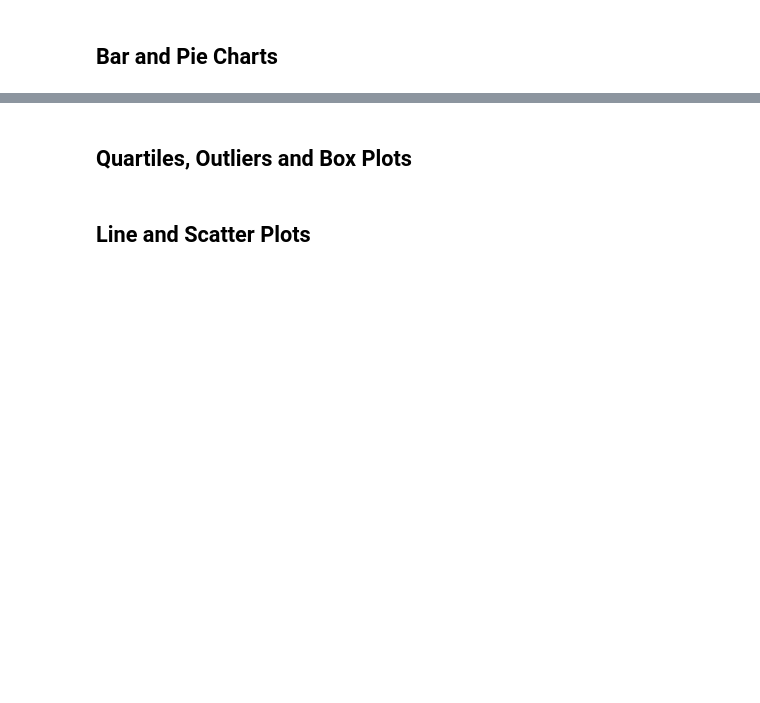
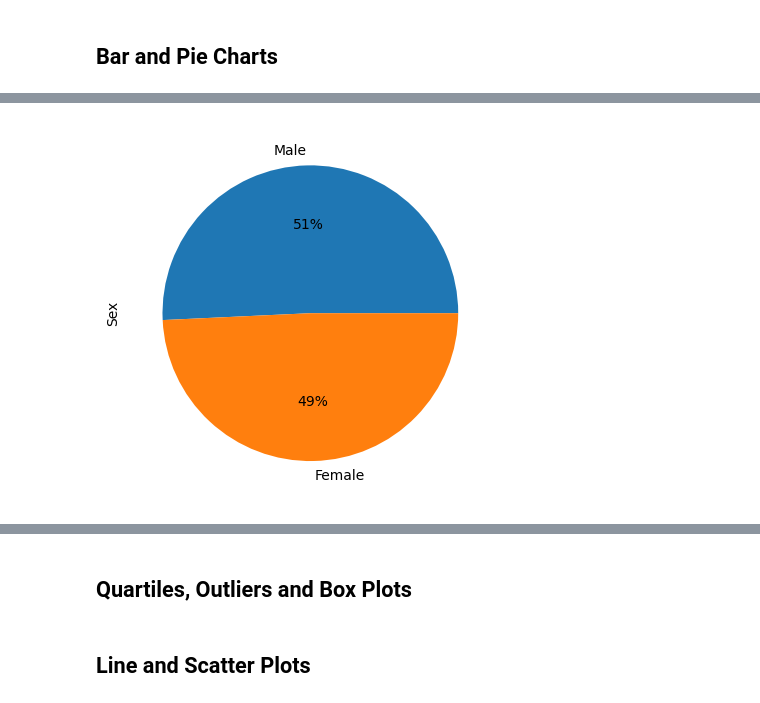
Before and after one commit to Amarah010/Matplotlib-Challenge, a Jupyter notebook: pymaceuticals.ipynb, the cells around one changed output, grey strips where cells are left out. Cells and saved outputs as stored; diff of their text form; code cells hidden in the pictures; blank space fills up the shorter version.

```diff
--- a/pymaceuticals.ipynb
+++ b/pymaceuticals.ipynb
@@ -70,4 +185,11 @@ mouse_dataset
 # %%
 # Generate a pie plot showing the distribution of female versus male mice using Pandas
+male_v_female = clean_dataset["Sex"].value_counts()
+Sex = ["Male", "Female"]
+male_v_female.plot(kind = "pie" , autopct="%1.0f%%", ylabel = "Sex")
+
+plt.show()
+# %% [output]
+[figure, added]
 # %%
 # Generate a pie plot showing the distribution of female versus male mice using pyplot
```
Also changed, not shown: parts of 11 cells of this notebook.
